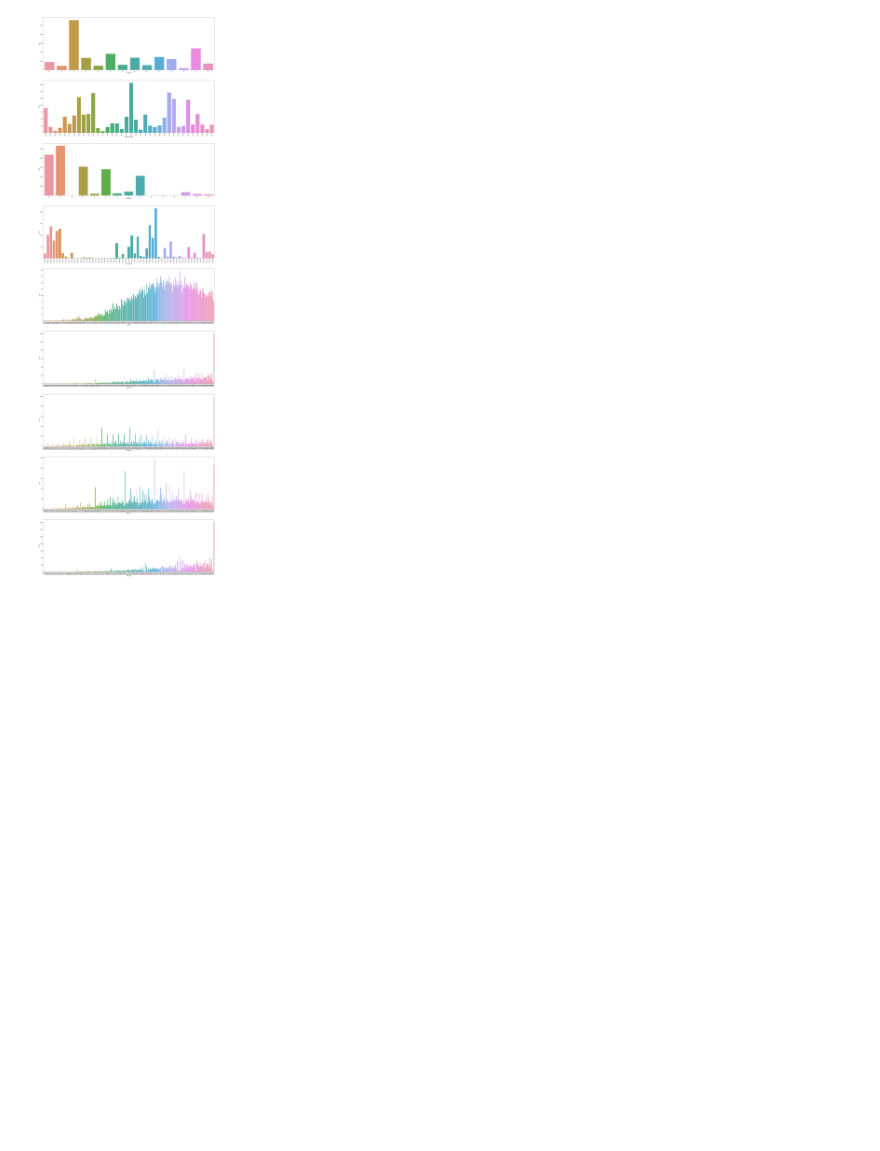
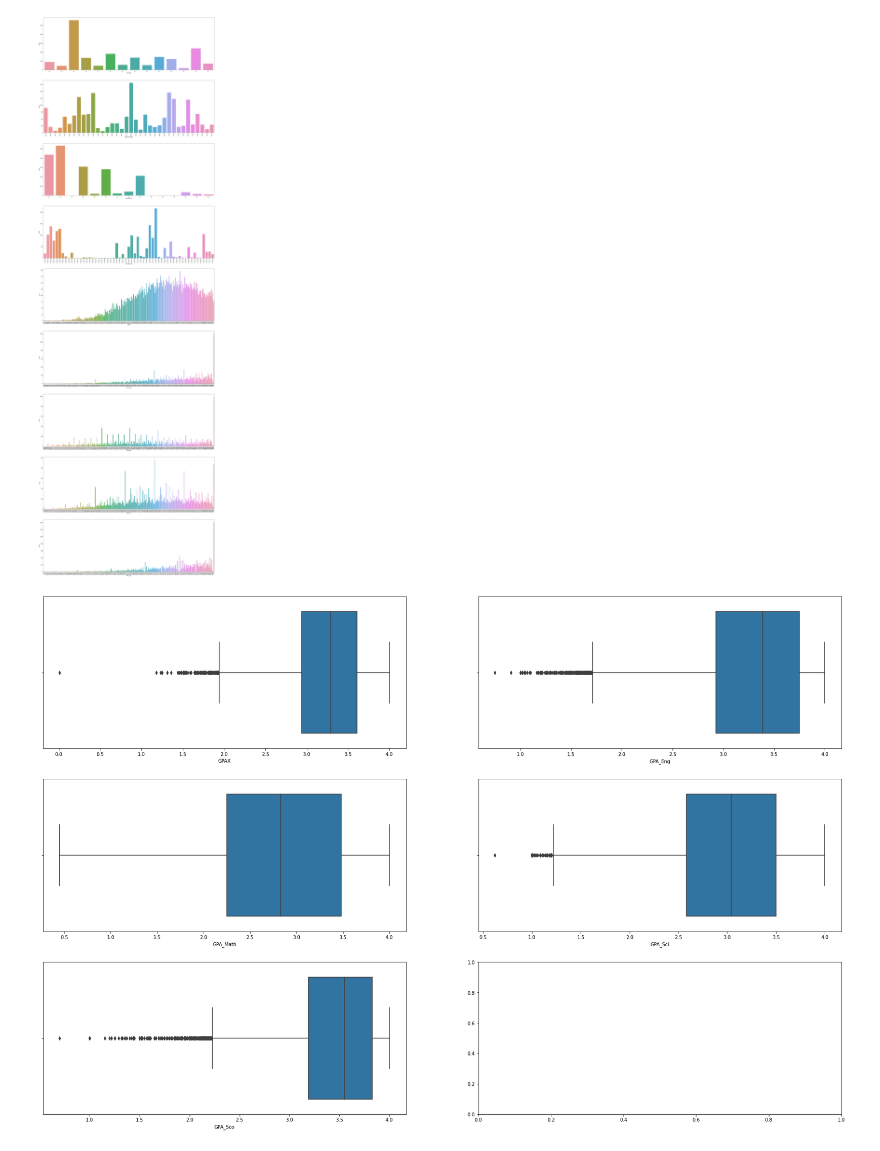
Before and after one commit to thmlbdshoichi/thmproj_mfuce_datascitcas, a Jupyter notebook: tcas.ipynb, the cells around one changed output. Drawn from its saved outputs; the diff is of its cells as text; code cells hidden in the pictures; blank space fills up the shorter version.

Commit message:
Next Step: Clean data and Bivariate Analysis

```diff
--- a/tcas.ipynb
+++ b/tcas.ipynb
@@ -234,3 +234,10 @@ for i, subplot in zip(tcas_numerical_group_3, ax.flatten()):
         chart.set_xticklabels(chart.get_xticklabels(), rotation=90)
 # %% [output]
 [figure]
+# %%
+tcas_numerical_group_4 = ['GPAX','GPA_Eng','GPA_Math','GPA_Sci','GPA_Sco']
+fig, ax = plt.subplots(3, 2, figsize=(30,20))
+for i, subplot in zip(tcas_numerical_group_4, ax.flatten()):
+        boxplot = sb.boxplot(tcas_numerical_data[i], ax=subplot)
+# %% [output]
+[figure, added]
```
Also changed, not shown: parts of 2 cells of this notebook.
